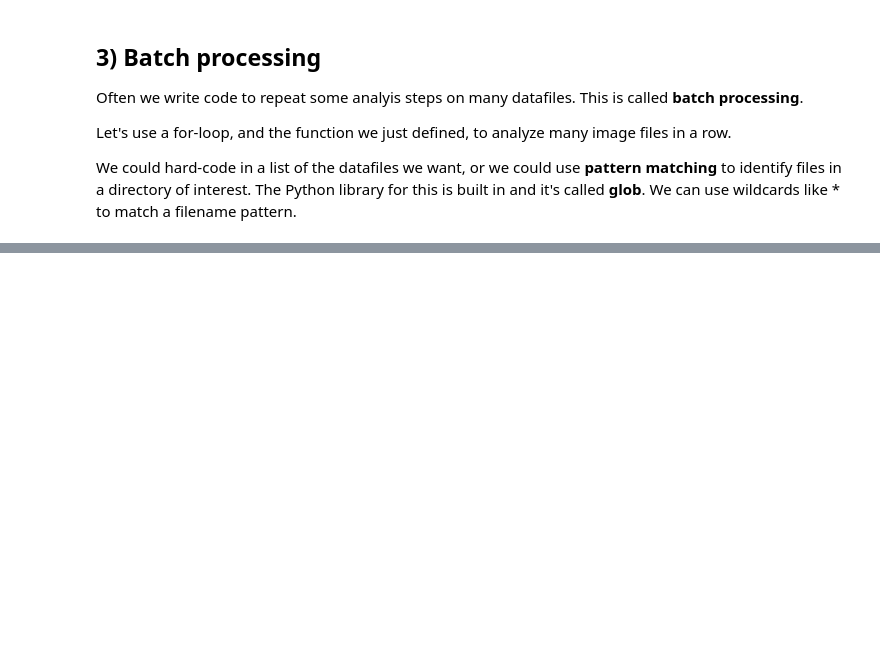
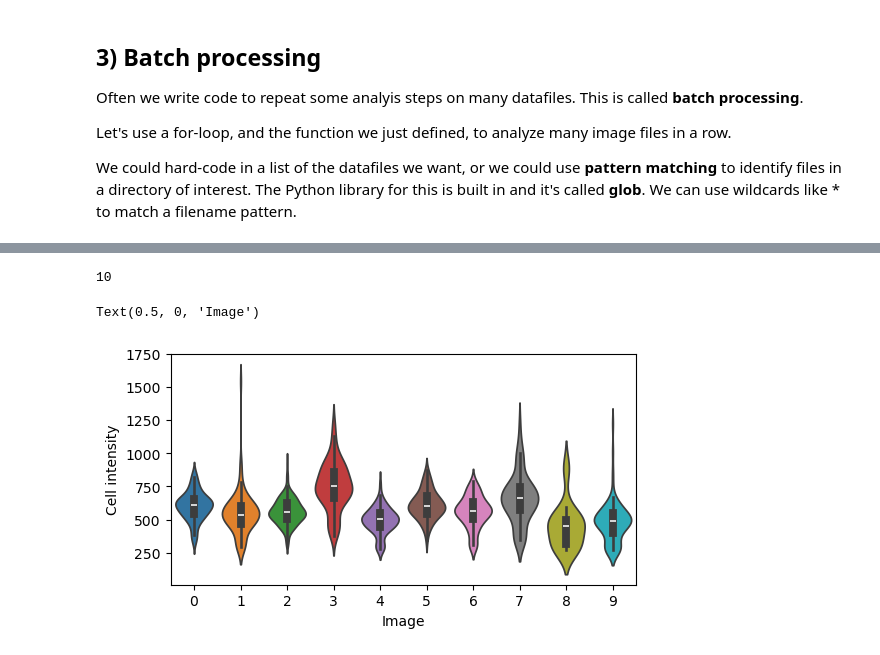
Before and after one commit to Cordonez-io/ABIO558-Christian, a Jupyter notebook: miniproject_3_blank.ipynb, the cells around one changed output, grey strips where cells are left out. Cells and saved outputs as stored; diff of their text form; code cells hidden in the pictures; blank space fills up the shorter version.

```diff
--- a/miniproject_3_blank.ipynb
+++ b/miniproject_3_blank.ipynb
@@ -146,2 +183,6 @@ There are at least two ways to do this:
 # %%
 # The easy way:
+region_properties = measure.regionprops(label_image, intensity_image=img_cells)
+num_cells = len(region_properties)
+
+region_properties[0].intensity_mean
@@ -183,0 +284,12 @@ We could hard-code in a list of the datafiles we want, or we could use **pattern
+# %%
+len(areas)
+# %% [output]
+10
+# %%
+fh, ax = plt.subplots(1, 1, figsize=(6,3))
+sns.violinplot(intensities, ax=ax)
+ax.set_ylabel('Cell intensity')
+ax.set_xlabel('Image')
+# %% [output]
+Text(0.5, 0, 'Image')
+[figure, added]
```
Also changed, not shown: parts of 8 cells of this notebook.
